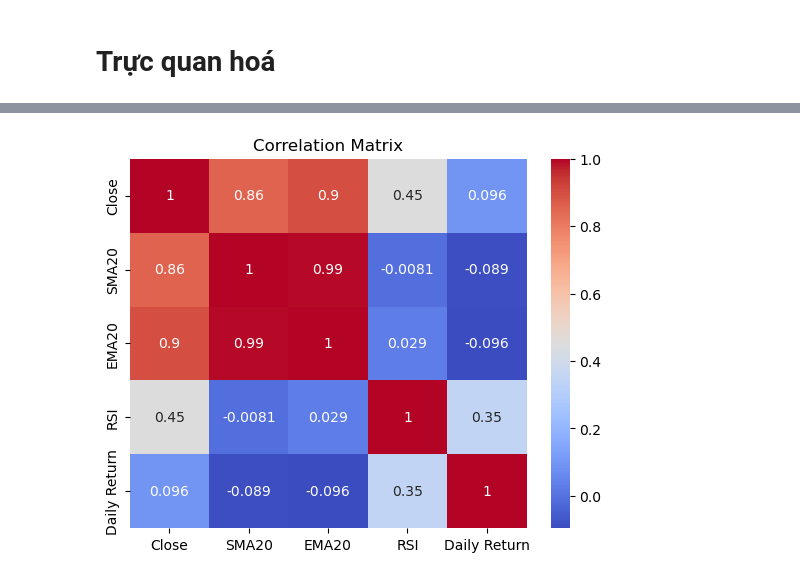
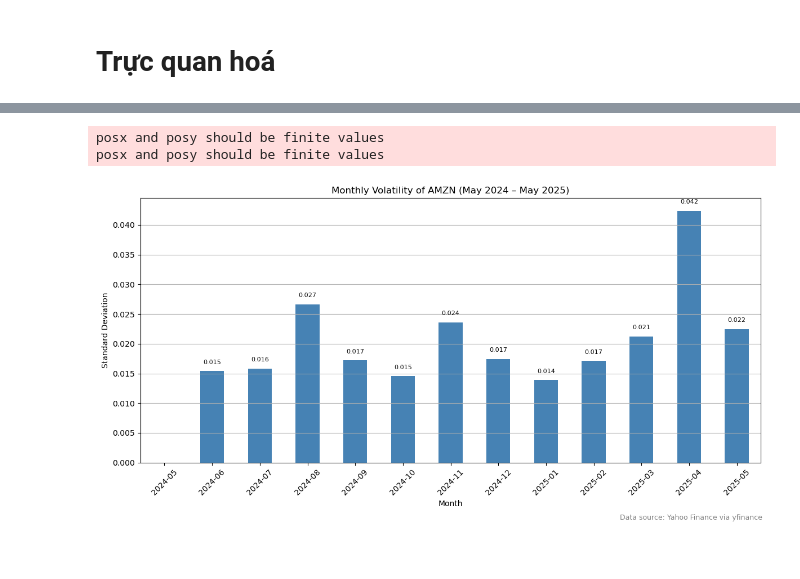
Before and after one commit to nguynVNU/Final-Project-LTXLDL, a Jupyter notebook: BTL_LTXLDL.ipynb, the cells around one changed output, grey strips where cells are left out. Saved outputs shown, nothing was run; the diff lists cells and outputs as text; code cells hidden in the pictures.

```diff
--- a/BTL_LTXLDL.ipynb
+++ b/BTL_LTXLDL.ipynb
@@ -239,8 +225,26 @@ plt.show()
-# %%
-# Heatmap tương quan
-corr = df[['Close', 'SMA20', 'EMA20', 'RSI', 'Daily Return']].corr()
-sns.heatmap(corr, annot=True, cmap='coolwarm')
-plt.title("Correlation Matrix")
-plt.show()
-# %% [output]
-[figure, removed]
+# %%
+# Volatility theo tháng
+fig, ax = plt.subplots(figsize=(12, 6))
+monthly_vol.plot(kind='bar', ax=ax, color='steelblue')
+
+# Thiết lập tiêu đề và trục
+ax.set_title('Monthly Volatility of AMZN (May 2024 – May 2025)')
+ax.set_xlabel('Month')
+ax.set_ylabel('Standard Deviation')
+ax.tick_params(axis='x', rotation=45)
+ax.grid(axis='y')
+
+# Thêm giá trị lên đầu mỗi cột
+for i, value in enumerate(monthly_vol.values):
+    ax.text(i, value + 0.001, f'{value:.3f}', ha='center', va='bottom', fontsize=8, color='black')
+
+# Ghi chú nguồn dữ liệu
+fig.text(0.99, -0.01, 'Data source: Yahoo Finance via yfinance',
+         ha='right', fontsize=9, color='gray')
+
+plt.tight_layout()
+plt.show()
+# %% [output]
+posx and posy should be finite values
+posx and posy should be finite values
+[figure, added]
```
Also changed, not shown: parts of 15 cells of this notebook.
